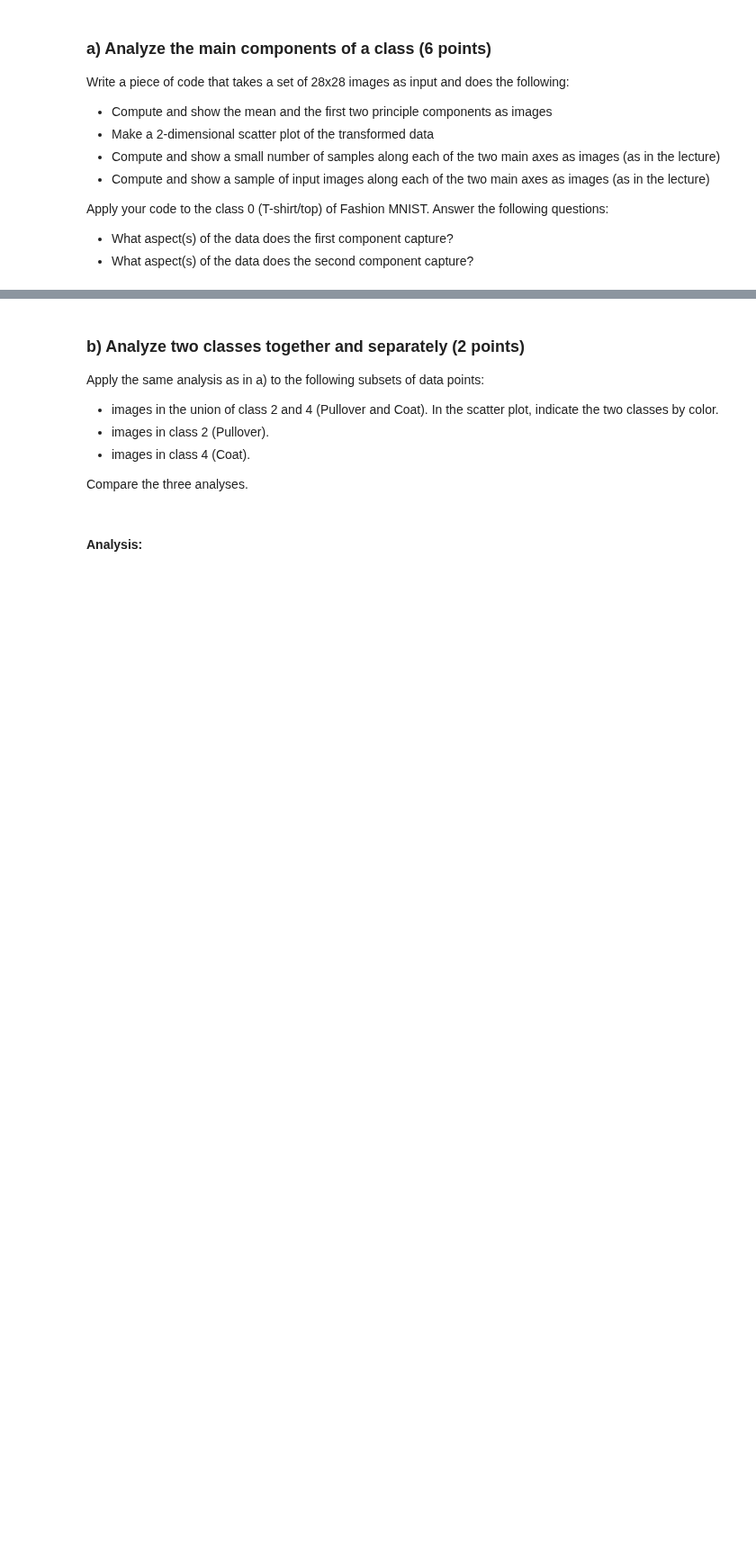
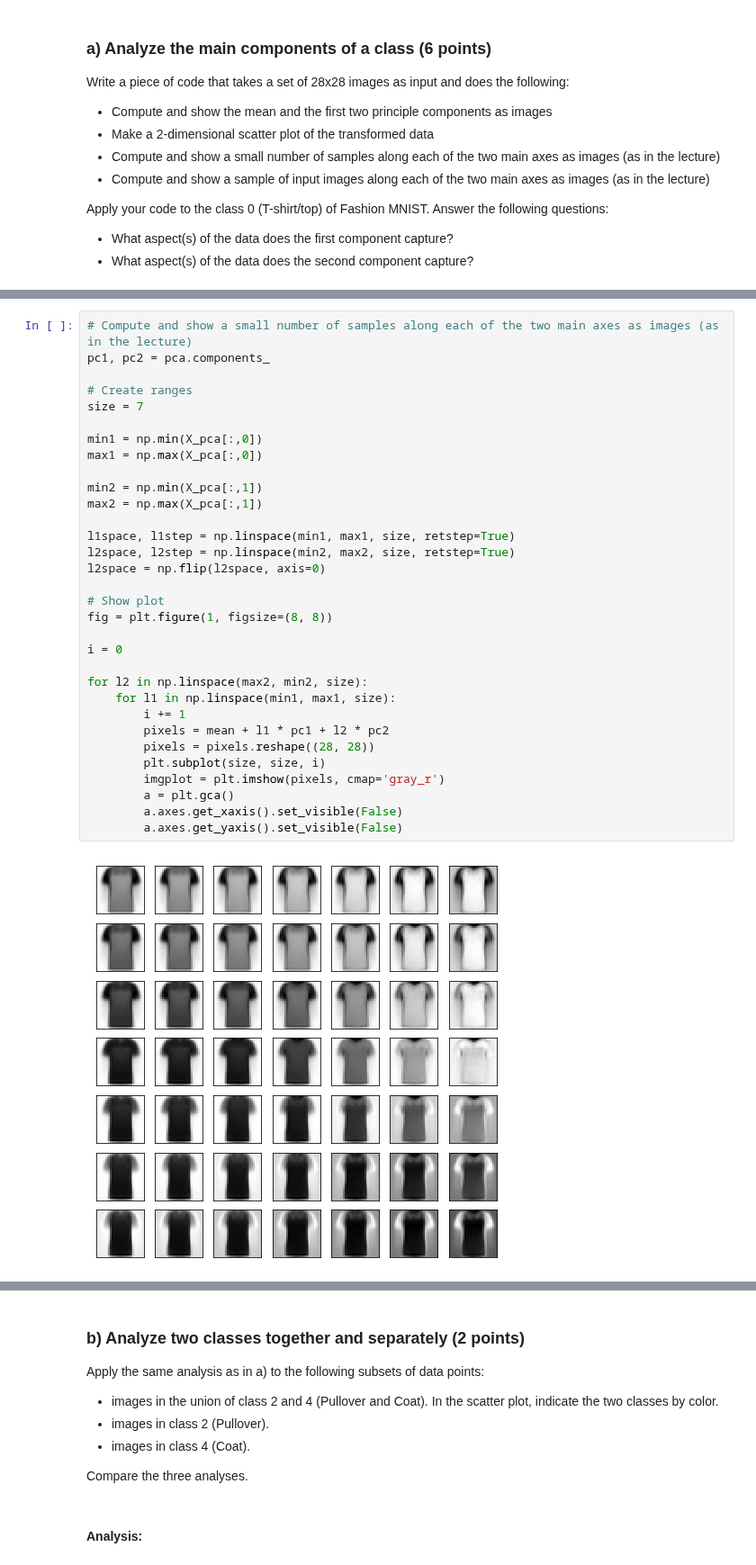
Before and after one commit to Mesoptier/ML-course, a Jupyter notebook: FDM_Challenge_Part1.ipynb, the cells around one changed output, grey strips where cells are left out. Shown at 90% size. Cells and saved outputs as stored; diff of their text form; blank space fills up the shorter version.

```diff
--- a/FDM_Challenge_Part1.ipynb
+++ b/FDM_Challenge_Part1.ipynb
@@ -69,0 +103,34 @@ Apply your code to the class 0 (T-shirt/top) of Fashion MNIST. Answer the follow
+# %%
+# Compute and show a small number of samples along each of the two main axes as images (as in the lecture)
+pc1, pc2 = pca.components_
+
+# Create ranges
+size = 7
+
+min1 = np.min(X_pca[:,0])
+max1 = np.max(X_pca[:,0])
+
+min2 = np.min(X_pca[:,1])
+max2 = np.max(X_pca[:,1])
+
+l1space, l1step = np.linspace(min1, max1, size, retstep=True)
+l2space, l2step = np.linspace(min2, max2, size, retstep=True)
+l2space = np.flip(l2space, axis=0)
+
+# Show plot
+fig = plt.figure(1, figsize=(8, 8))
+
+i = 0
+
+for l2 in np.linspace(max2, min2, size):
+    for l1 in np.linspace(min1, max1, size):
+        i += 1
+        pixels = mean + l1 * pc1 + l2 * pc2
+        pixels = pixels.reshape((28, 28))
+        plt.subplot(size, size, i)
+        imgplot = plt.imshow(pixels, cmap='gray_r')
+        a = plt.gca()
+        a.axes.get_xaxis().set_visible(False)
+        a.axes.get_yaxis().set_visible(False)
+# %% [output]
+[figure, added]
```
Also changed, not shown: parts of 10 cells of this notebook.
